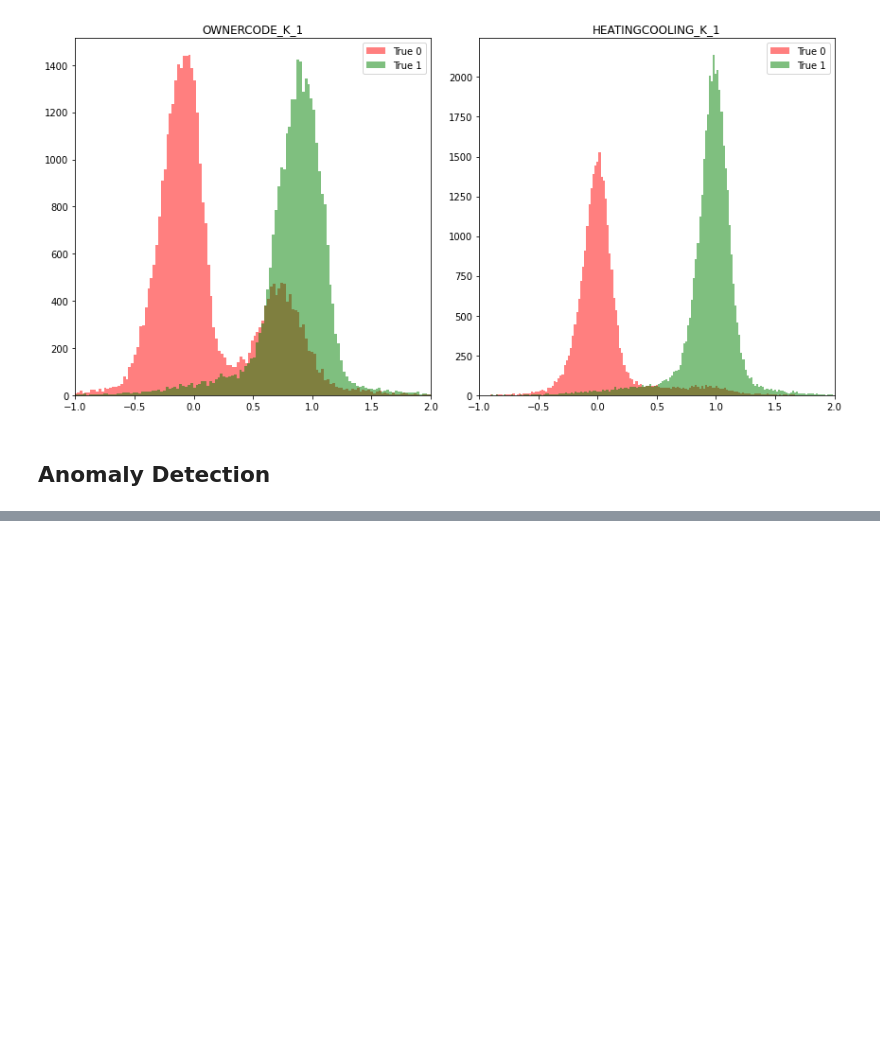
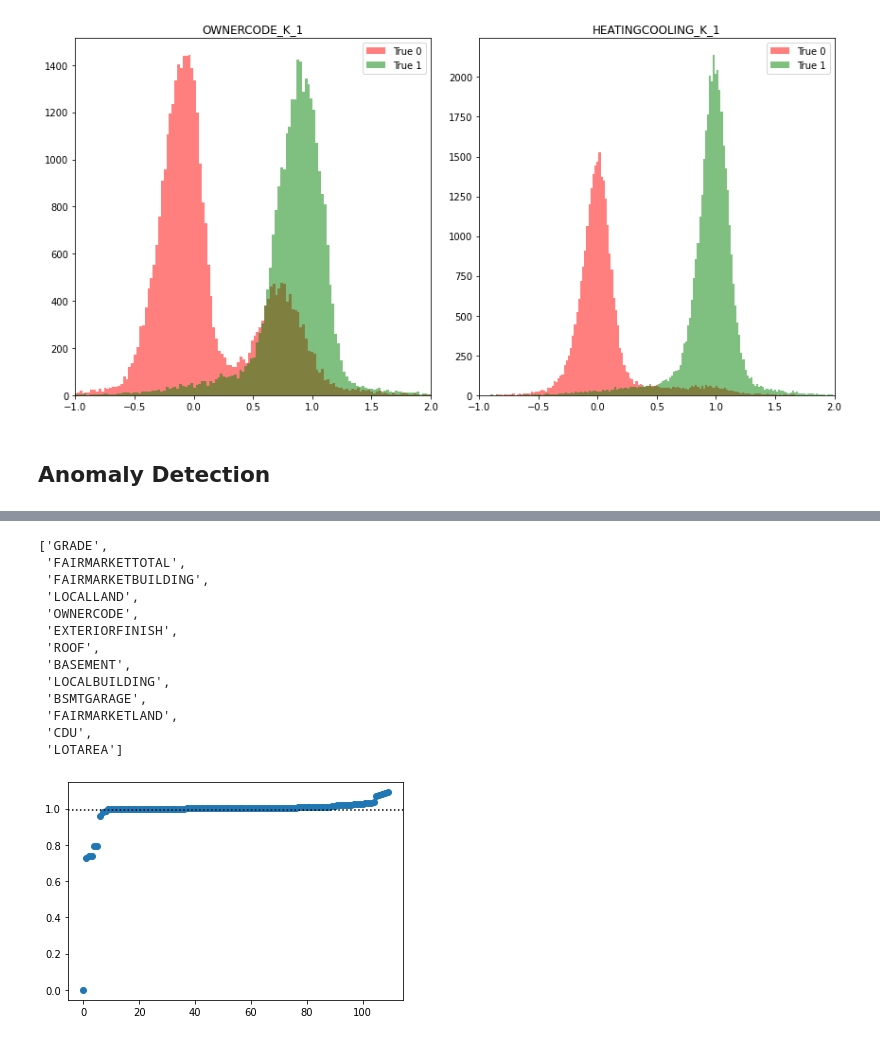
Before and after one commit to vincenzon/Impute, a Jupyter notebook: Assessment.ipynb, the cells around one changed output, grey strips where cells are left out. Cells and saved outputs as stored; diff of their text form; code cells hidden in the pictures; blank space fills up the shorter version.

```diff
--- a/Assessment.ipynb
+++ b/Assessment.ipynb
@@ -447,0 +405,21 @@ dot
+# %%
+plt.scatter(range(len(num_Y)), np.sort((sqe_Y / num_Y) / (sqe_N / num_N)))
+plt.axhline(0.99, ls = ':', color = 'k')
+cau = df_dat.columns[np.argsort(sqe_Y / num_Y / sqe_N / num_N)]
+cau = list(set(c.split('_')[0] for c in cau[0:20] if c != 'LOCALTOTAL_N'))
+cau
+# %% [output]
+['GRADE',
+ 'FAIRMARKETTOTAL',
+ 'FAIRMARKETBUILDING',
+ 'LOCALLAND',
+ 'OWNERCODE',
+ 'EXTERIORFINISH',
+ 'ROOF',
+ 'BASEMENT',
+ 'LOCALBUILDING',
+ 'BSMTGARAGE',
+ 'FAIRMARKETLAND',
+ 'CDU',
+ 'LOTAREA']
+[figure, added]
```
Also changed, not shown: parts of 13 cells of this notebook, 1 other file.
